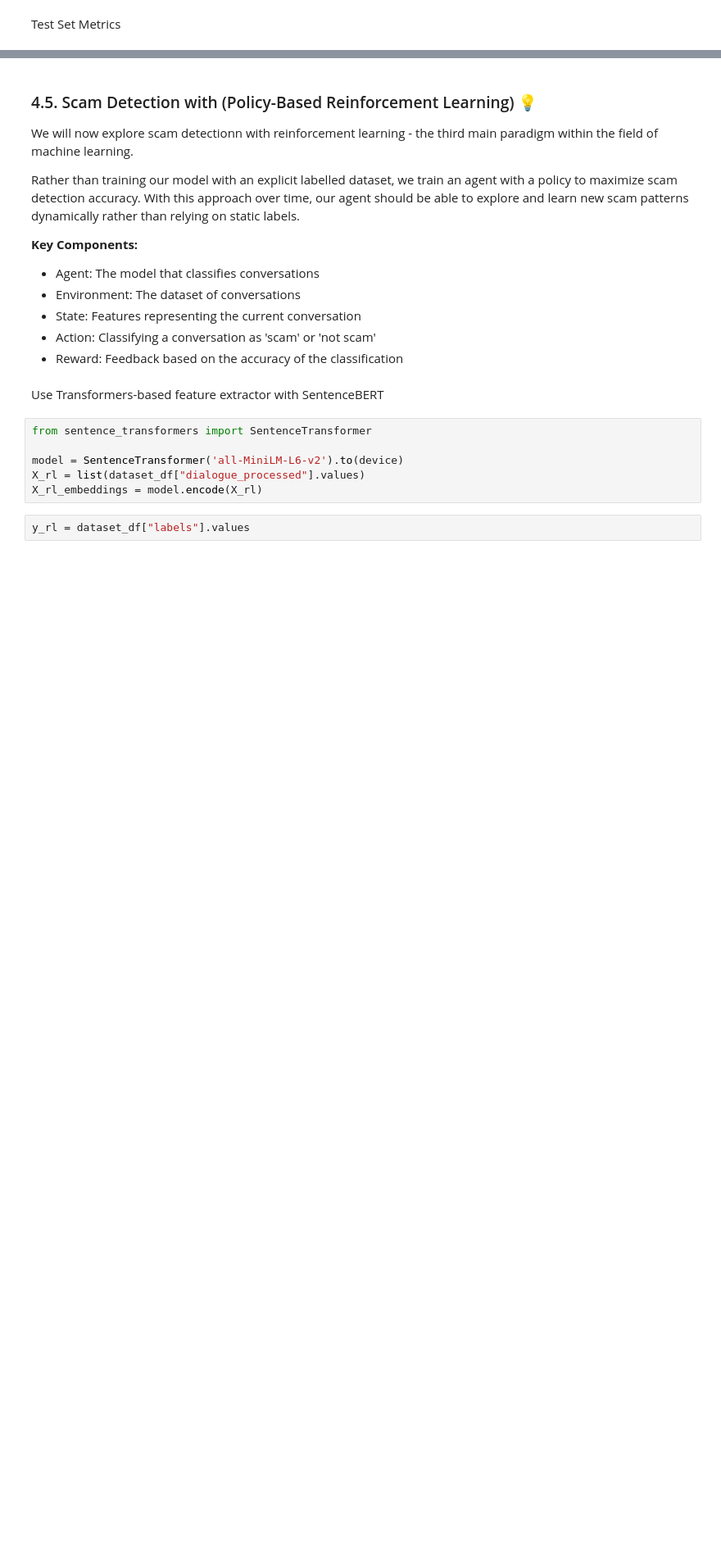
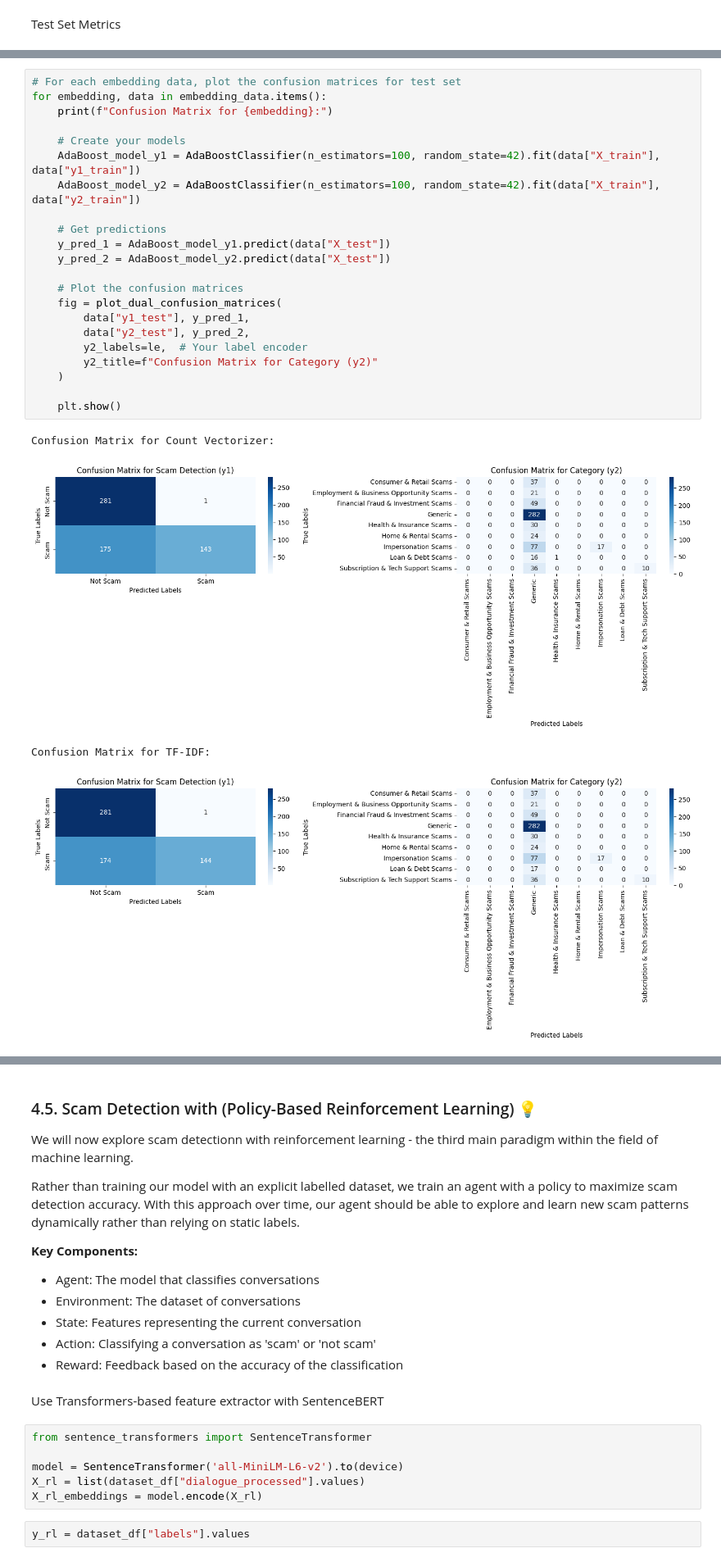
Before and after one commit to junxianyong/INF2008_P1-08, a Jupyter notebook: scam_detection/scam_detection.ipynb, the cells around one changed output, grey strips where cells are left out. Shown at 82% size. Saved outputs shown, nothing was run; the diff lists cells and outputs as text; blank space fills up the shorter version.

```diff
--- a/scam_detection/scam_detection.ipynb
+++ b/scam_detection/scam_detection.ipynb
@@ -1018,0 +1629,27 @@ F1 Score (Y2): 0.6559
+# %%
+# For each embedding data, plot the confusion matrices for test set
+for embedding, data in embedding_data.items():
+    print(f"Confusion Matrix for {embedding}:")
+
+    # Create your models
+    AdaBoost_model_y1 = AdaBoostClassifier(n_estimators=100, random_state=42).fit(data["X_train"], data["y1_train"])
+    AdaBoost_model_y2 = AdaBoostClassifier(n_estimators=100, random_state=42).fit(data["X_train"], data["y2_train"])
+
+    # Get predictions
+    y_pred_1 = AdaBoost_model_y1.predict(data["X_test"])
+    y_pred_2 = AdaBoost_model_y2.predict(data["X_test"])
+
+    # Plot the confusion matrices
+    fig = plot_dual_confusion_matrices(
+        data["y1_test"], y_pred_1,
+        data["y2_test"], y_pred_2,
+        y2_labels=le,  # Your label encoder
+        y2_title=f"Confusion Matrix for Category (y2)"
+    )
+
+    plt.show()
+# %% [output]
+Confusion Matrix for Count Vectorizer:
+[figure, added]
+Confusion Matrix for TF-IDF:
+[figure, added]
```
Also changed, not shown: parts of 32 cells of this notebook.
